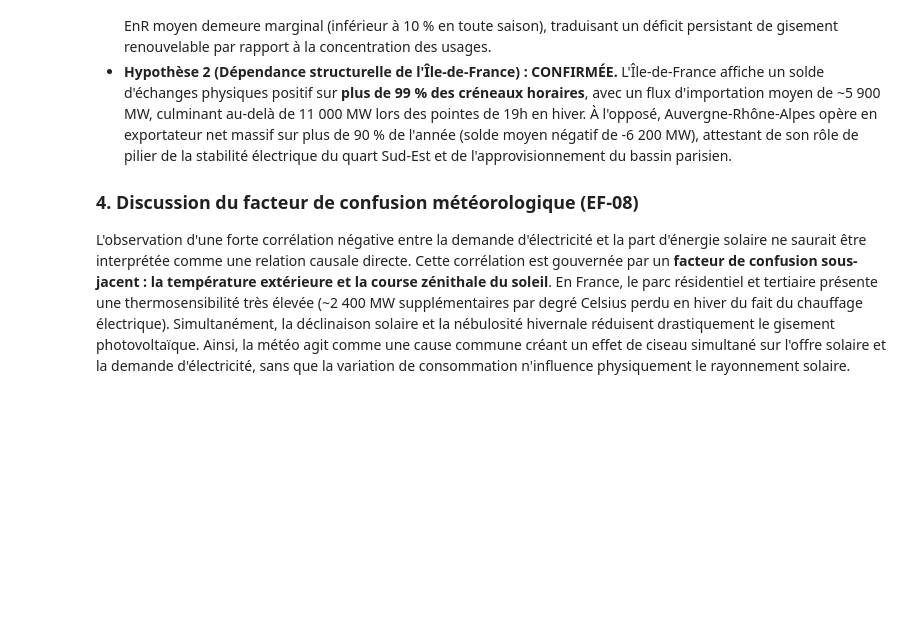
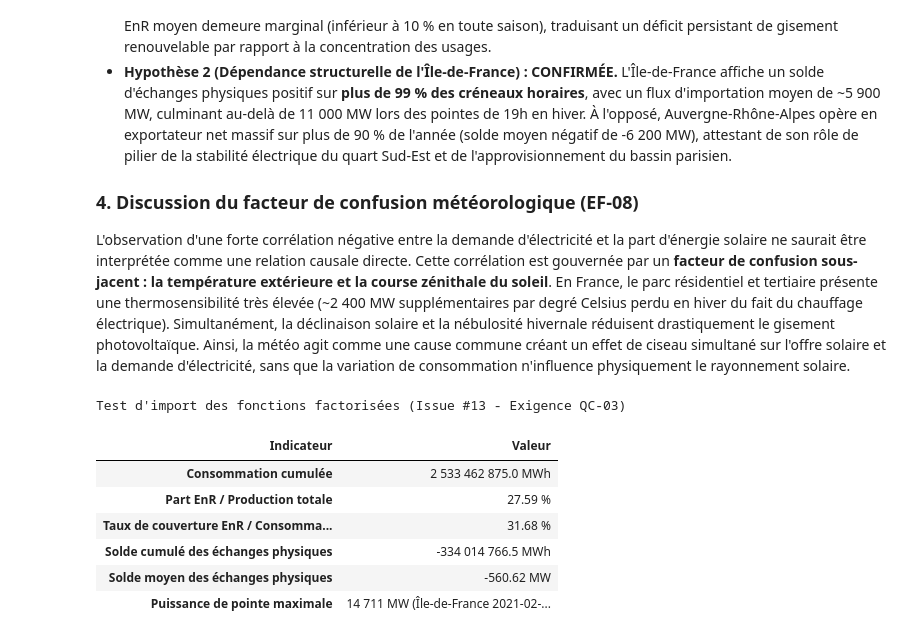
Before and after one commit to Maksen94/Projet-1-Groupe-2, a Jupyter notebook: notebooks/01_exploration.ipynb, the cells around one changed output. Drawn from its saved outputs; the diff is of its cells as text; code cells hidden in the pictures; blank space fills up the shorter version.

Commit message:
feat(indicators): factorisation des calculs dans src/indicators.py (#13)

```diff
--- a/notebooks/01_exploration.ipynb
+++ b/notebooks/01_exploration.ipynb
@@ -246,3 +363,53 @@ L'analyse met en lumière la nécessité d'une distinction rigoureuse entre deux
 ### 4. Discussion du facteur de confusion météorologique (EF-08)
 L'observation d'une forte corrélation négative entre la demande d'électricité et la part d'énergie solaire ne saurait être interprétée comme une relation causale directe. Cette corrélation est gouvernée par un **facteur de confusion sous-jacent : la température extérieure et la course zénithale du soleil**.
 En France, le parc résidentiel et tertiaire présente une thermosensibilité très élevée (~2 400 MW supplémentaires par degré Celsius perdu en hiver du fait du chauffage électrique). Simultanément, la déclinaison solaire et la nébulosité hivernale réduisent drastiquement le gisement photovoltaïque. Ainsi, la météo agit comme une cause commune créant un effet de ciseau simultané sur l'offre solaire et la demande d'électricité, sans que la variation de consommation n'influence physiquement le rayonnement solaire.
+# %%
+from src.indicators import (
+    compute_enr_share,
+    compute_peak_power,
+    compute_total_consumption,
+    compute_trade_balance,
+)
+
+echanges = compute_trade_balance(df)
+pointe = compute_peak_power(df)
+date_courte = pointe["date_heure"][:16]
+texte_pointe = (
+    f"{pointe['puissance_max_mw']:,.0f} MW "
+    f"({pointe['region']}, {date_courte})"
+).replace(",", " ")
+
+bilan_indicateurs = pd.DataFrame(
+    {
+        "Valeur": [
+            f"{compute_total_consumption(df):,.1f} MWh".replace(",", " "),
+            f"{compute_enr_share(df):.2f} %",
+            f"{compute_enr_share(df, sur_consommation=True):.2f} %",
+            f"{echanges['solde_mwh']:,.1f} MWh".replace(",", " "),
+            f"{echanges['solde_moyen_mw']:,.2f} MW".replace(",", " "),
+            texte_pointe,
+        ],
+    },
+    index=[
+        "Consommation cumulée",
+        "Part EnR / Production totale",
+        "Taux de couverture EnR / Consommation",
+        "Solde cumulé des échanges physiques",
+        "Solde moyen des échanges physiques",
+        "Puissance de pointe maximale",
+    ],
+)
+
+bilan_indicateurs.columns.name = "Indicateur"
+
+print("Test d'import des fonctions factorisées (Issue #13 - Exigence QC-03)")
+bilan_indicateurs
+# %% [output]
+Test d'import des fonctions factorisées (Issue #13 - Exigence QC-03)
+| Indicateur | Valeur |
+| Consommation cumulée | 2 533 462 875.0 MWh |
+| Part EnR / Production totale | 27.59 % |
+| Taux de couverture EnR / Consomma... | 31.68 % |
+| Solde cumulé des échanges physiques | -334 014 766.5 MWh |
+| Solde moyen des échanges physiques | -560.62 MW |
+| Puissance de pointe maximale | 14 711 MW (Île-de-France 2021-02-... |
```
Also changed, not shown: parts of 10 cells of this notebook, 1 other file.
